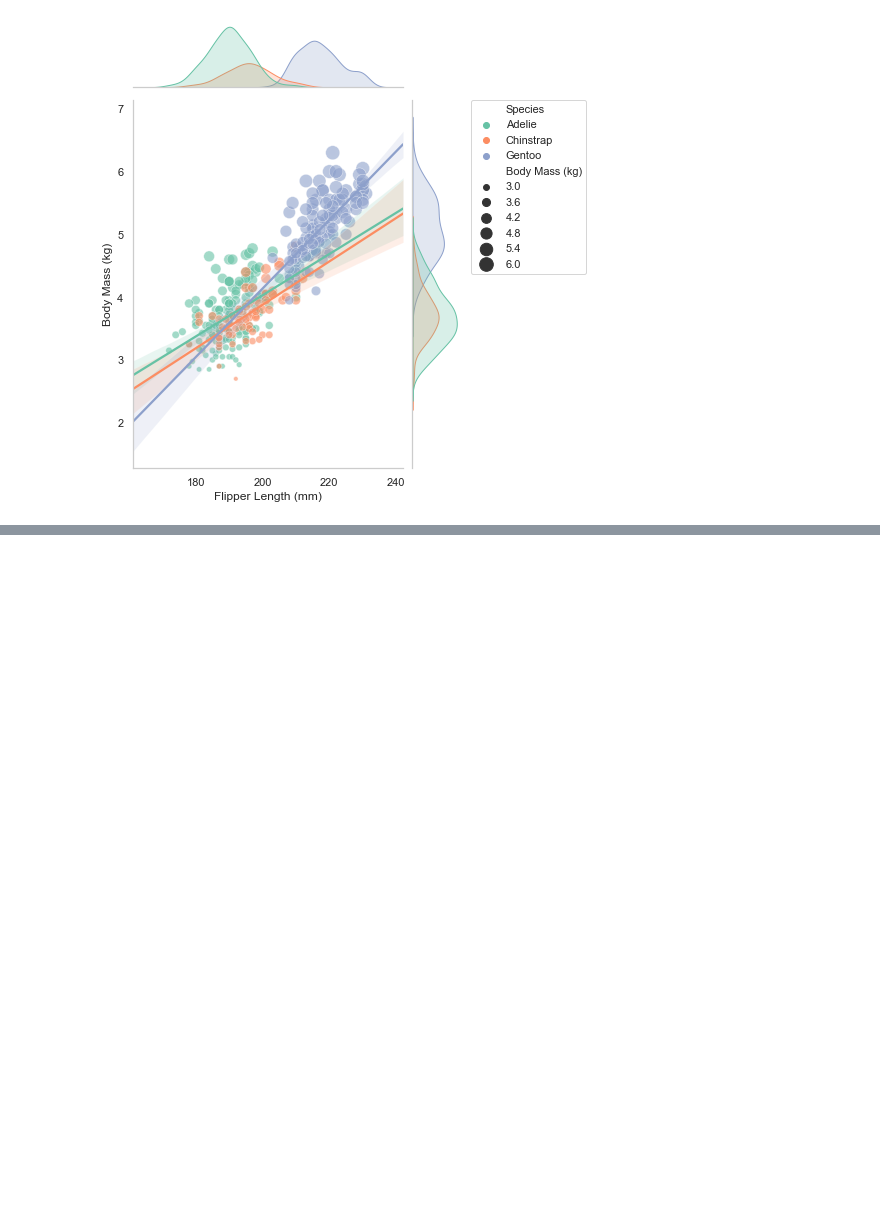
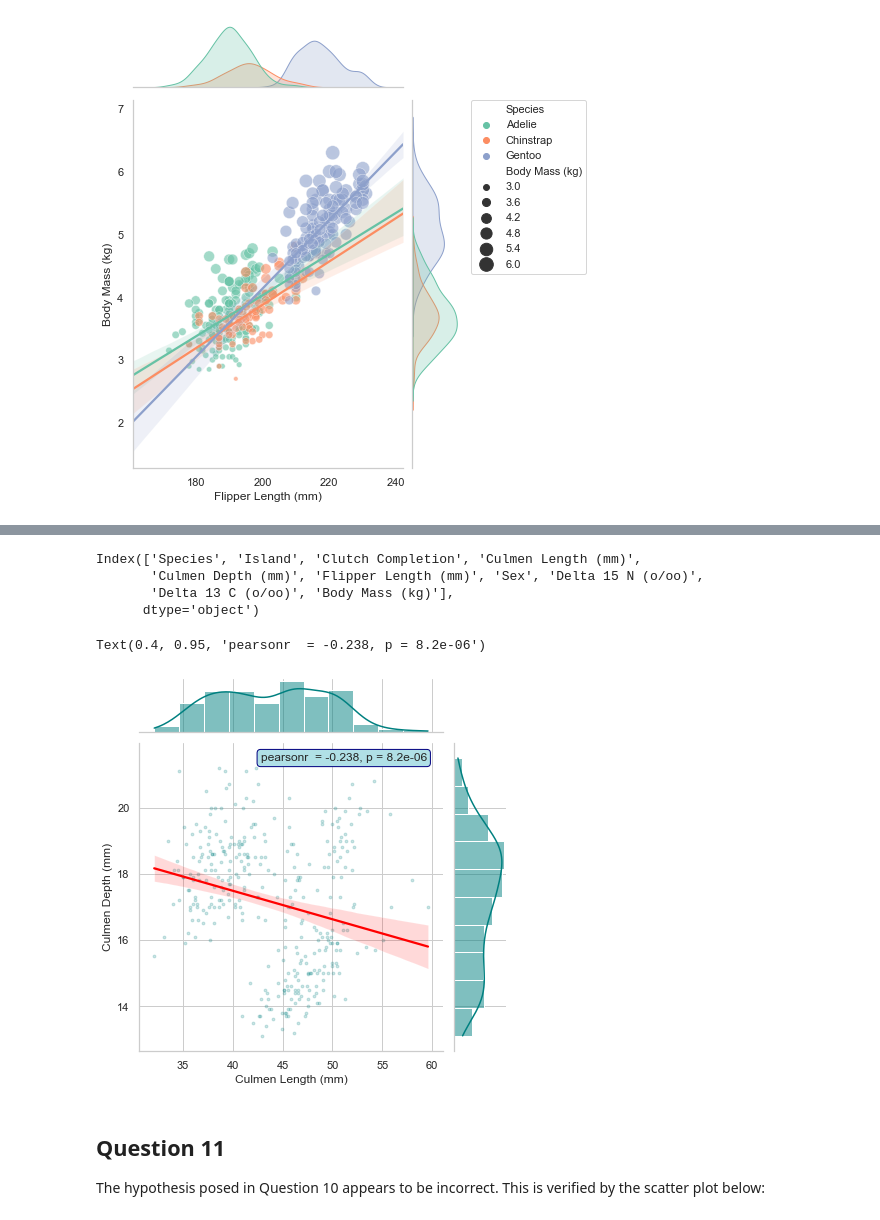
Before and after one commit to kevinprinsloo/My_Machine_Learning_Notebooks, a Jupyter notebook: Full_Classification_working/Pen.ipynb, the cells around one changed output, grey strips where cells are left out. Saved outputs shown, nothing was run; the diff lists cells and outputs as text; code cells hidden in the pictures; blank space fills up the shorter version.

```diff
--- a/Full_Classification_working/Pen.ipynb
+++ b/Full_Classification_working/Pen.ipynb
@@ -453,0 +482,28 @@ multi_corr(new_lter, x_col, y_col, hue_col, size_col)
+# %%
+new_lter.columns
+# %% [output]
+Index(['Species', 'Island', 'Clutch Completion', 'Culmen Length (mm)',
+       'Culmen Depth (mm)', 'Flipper Length (mm)', 'Sex', 'Delta 15 N (o/oo)',
+       'Delta 13 C (o/oo)', 'Body Mass (kg)'],
+      dtype='object')
+# %%
+import scipy.stats as stats
+
+sns.set(style="whitegrid", color_codes=True)
+
+g = sns.jointplot(x='Culmen Length (mm)', y='Culmen Depth (mm)', data=new_lter, kind='reg', color='teal',
+                line_kws={'color': 'red'}, scatter_kws={'s':8, 'alpha':0.2})
+
+r, p = stats.pearsonr(new_lter['Culmen Length (mm)'], new_lter['Culmen Depth (mm)'])
+
+g.ax_joint.annotate('pearsonr 'f' = {r:.3f}, p = {p:.1e}',
+                    xy=(0.4, 0.95), xycoords='axes fraction',
+                    ha='left', va='center',
+                    bbox={'boxstyle': 'round', 'fc': 'powderblue', 'ec': 'navy'})
+#plt.axis([0, 960, 0, 510000])
+# %% [output]
+Text(0.4, 0.95, 'pearsonr  = -0.238, p = 8.2e-06')
+[figure, added]
+# %% [markdown]
+## Question 11
+The hypothesis posed in Question 10 appears to be incorrect. This is verified by the scatter plot below:
```
Also changed, not shown: parts of 24 cells of this notebook, 8 other files.
